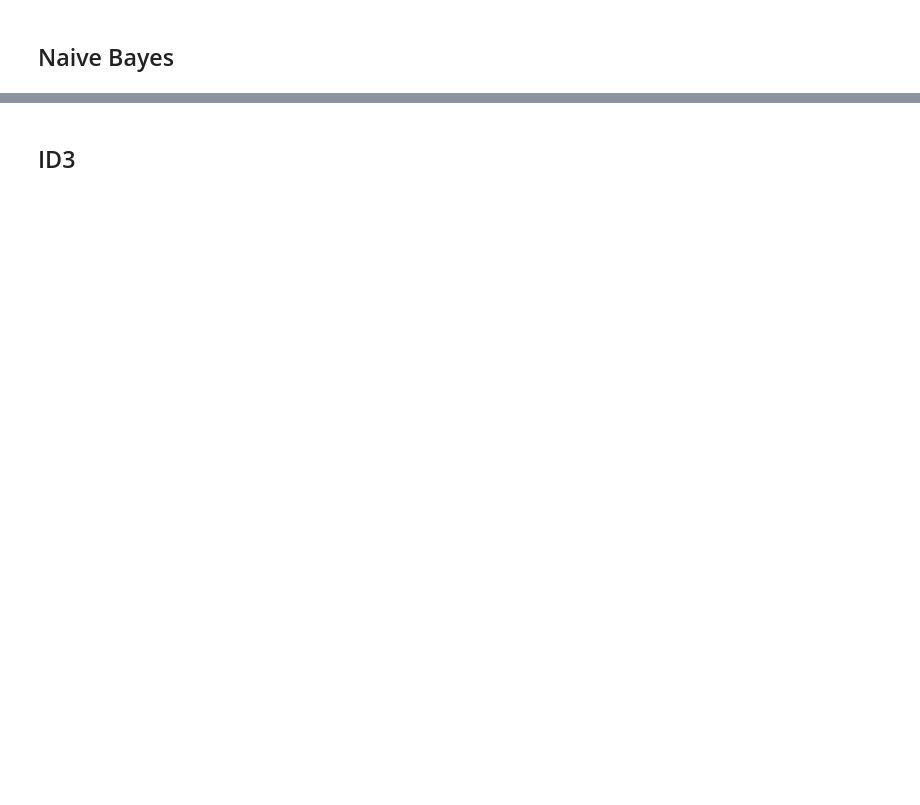
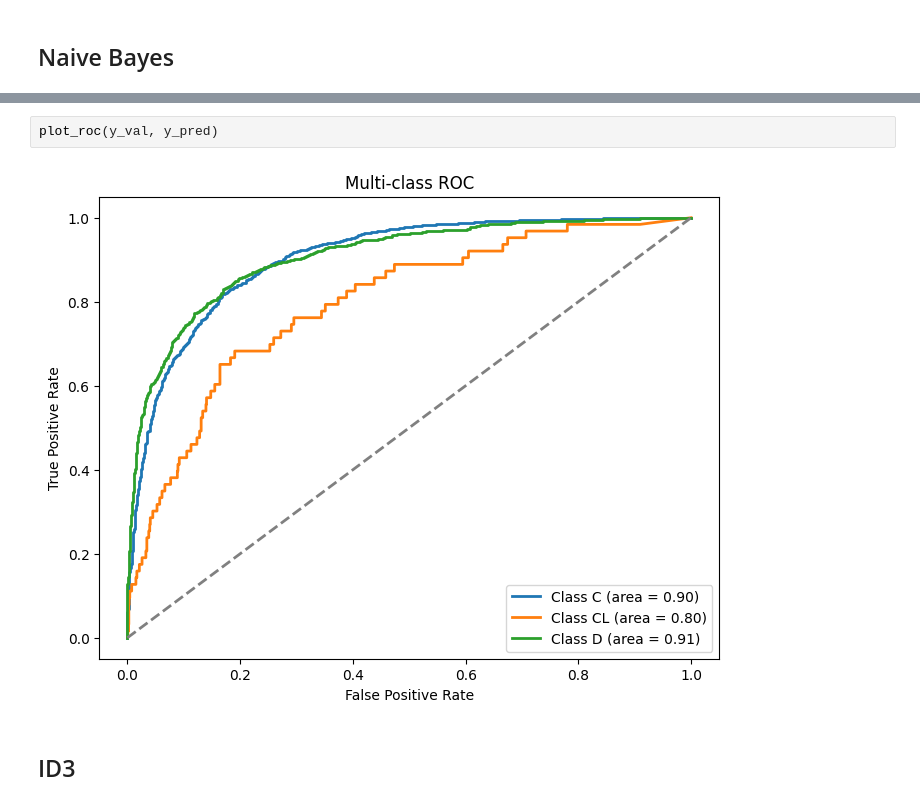
Before and after one commit to b33rk/Tubes2-AI, a Jupyter notebook: IF3170_Artificial_Intelligence___Praktikum_Notebook_Template.ipynb, the cells around one changed output, grey strips where cells are left out. Saved outputs shown, nothing was run; the diff lists cells and outputs as text; blank space fills up the shorter version.

```diff
--- a/IF3170_Artificial_Intelligence___Praktikum_Notebook_Template.ipynb
+++ b/IF3170_Artificial_Intelligence___Praktikum_Notebook_Template.ipynb
@@ -337,2 +368,6 @@ Log Loss: 0.4418173712211099
+# %%
+plot_roc(y_val, y_pred)
+# %% [output]
+[figure, added]
 # %% [markdown]
 ## ID3
```
Also changed, not shown: parts of 30 cells of this notebook, 3 other files.
